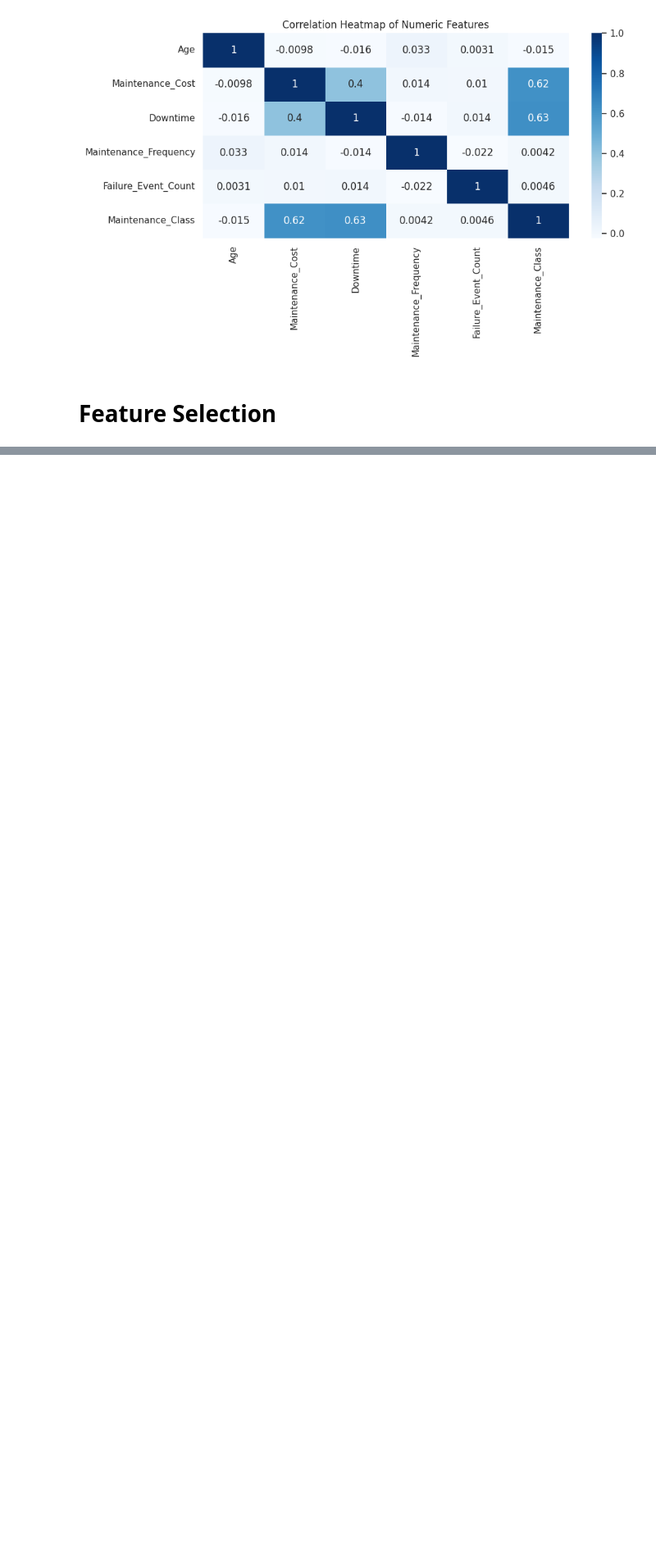
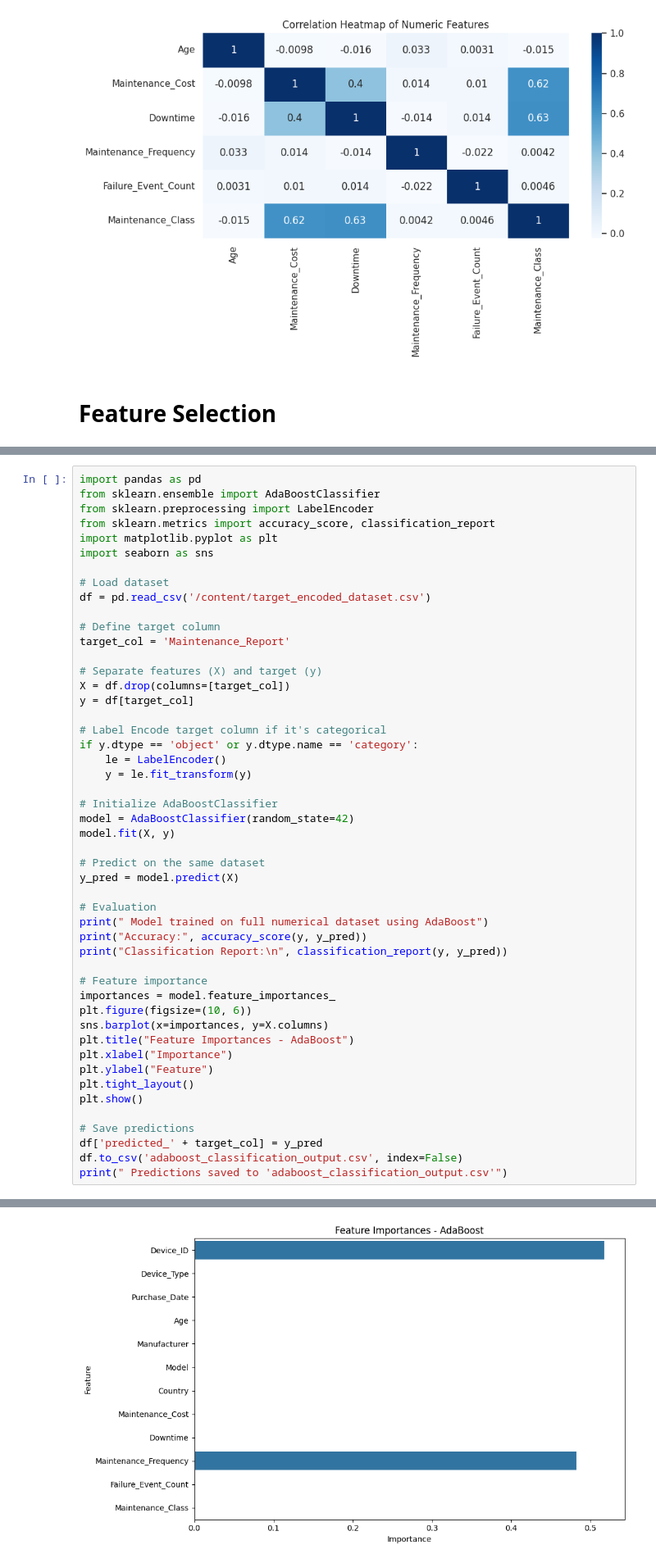
Before and after one commit to siddhi5470/Teddy-Techies_hackgenx, a Jupyter notebook: HACKGENX.ipynb, the cells around one changed output, grey strips where cells are left out. Shown at 82% size. Saved outputs shown, nothing was run; the diff lists cells and outputs as text; blank space fills up the shorter version.

```diff
--- a/HACKGENX.ipynb
+++ b/HACKGENX.ipynb
@@ -407,0 +1415,50 @@ ValueError: could not convert string to float: '2020-12-11'
+# %%
+import pandas as pd
+from sklearn.ensemble import AdaBoostClassifier
+from sklearn.preprocessing import LabelEncoder
+from sklearn.metrics import accuracy_score, classification_report
+import matplotlib.pyplot as plt
+import seaborn as sns
+
+# Load dataset
+df = pd.read_csv('/content/target_encoded_dataset.csv')
+
+# Define target column
+target_col = 'Maintenance_Report'
+
+# Separate features (X) and target (y)
+X = df.drop(columns=[target_col])
+y = df[target_col]
+
+# Label Encode target column if it's categorical
+if y.dtype == 'object' or y.dtype.name == 'category':
+    le = LabelEncoder()
+    y = le.fit_transform(y)
+
+# Initialize AdaBoostClassifier
+model = AdaBoostClassifier(random_state=42)
+model.fit(X, y)
+
+# Predict on the same dataset
+y_pred = model.predict(X)
+
+# Evaluation
+print(" Model trained on full numerical dataset using AdaBoost")
+print("Accuracy:", accuracy_score(y, y_pred))
+print("Classification Report:\n", classification_report(y, y_pred))
+
+# Feature importance
+importances = model.feature_importances_
+plt.figure(figsize=(10, 6))
+sns.barplot(x=importances, y=X.columns)
+plt.title("Feature Importances - AdaBoost")
+plt.xlabel("Importance")
+plt.ylabel("Feature")
+plt.tight_layout()
+plt.show()
+
+# Save predictions
+df['predicted_' + target_col] = y_pred
+df.to_csv('adaboost_classification_output.csv', index=False)
+print(" Predictions saved to 'adaboost_classification_output.csv'")
+# %% [output]
@@ -407,0 +1479 @@ ValueError: could not convert string to float: '2020-12-11'
+[figure, added]
```
Also changed, not shown: parts of 35 cells of this notebook.
